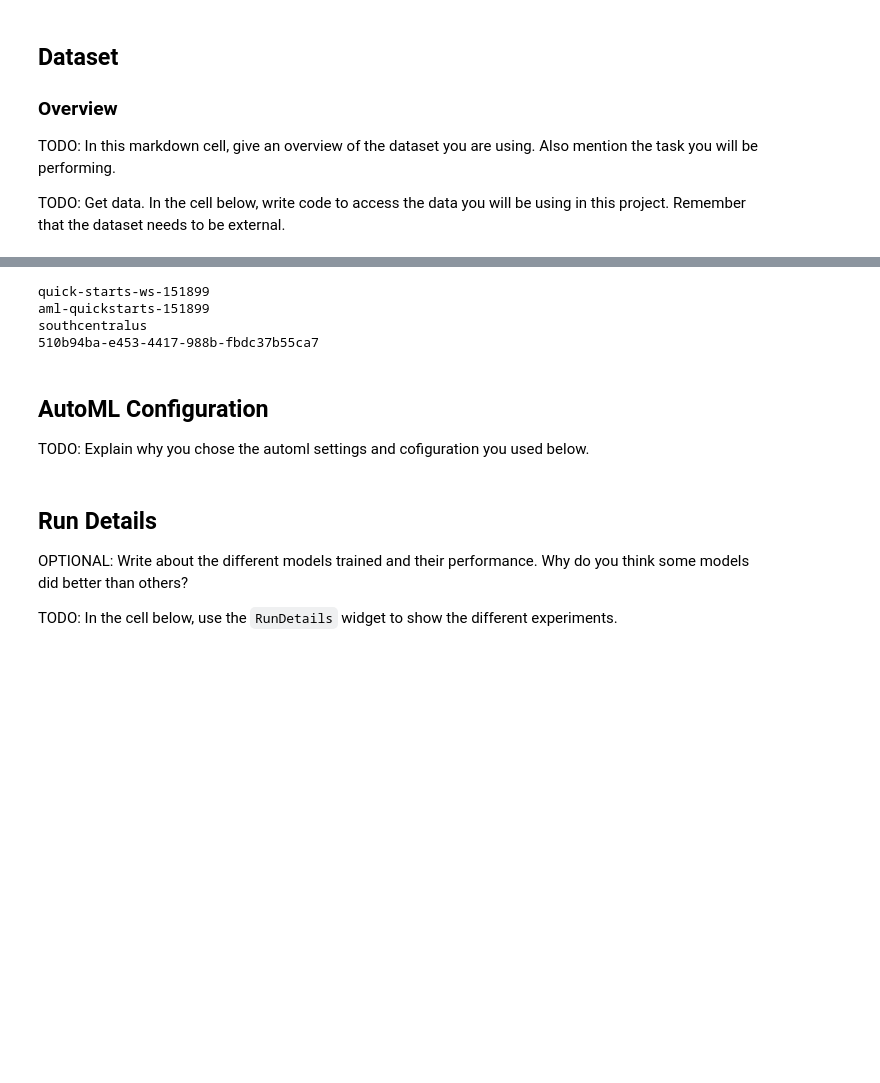
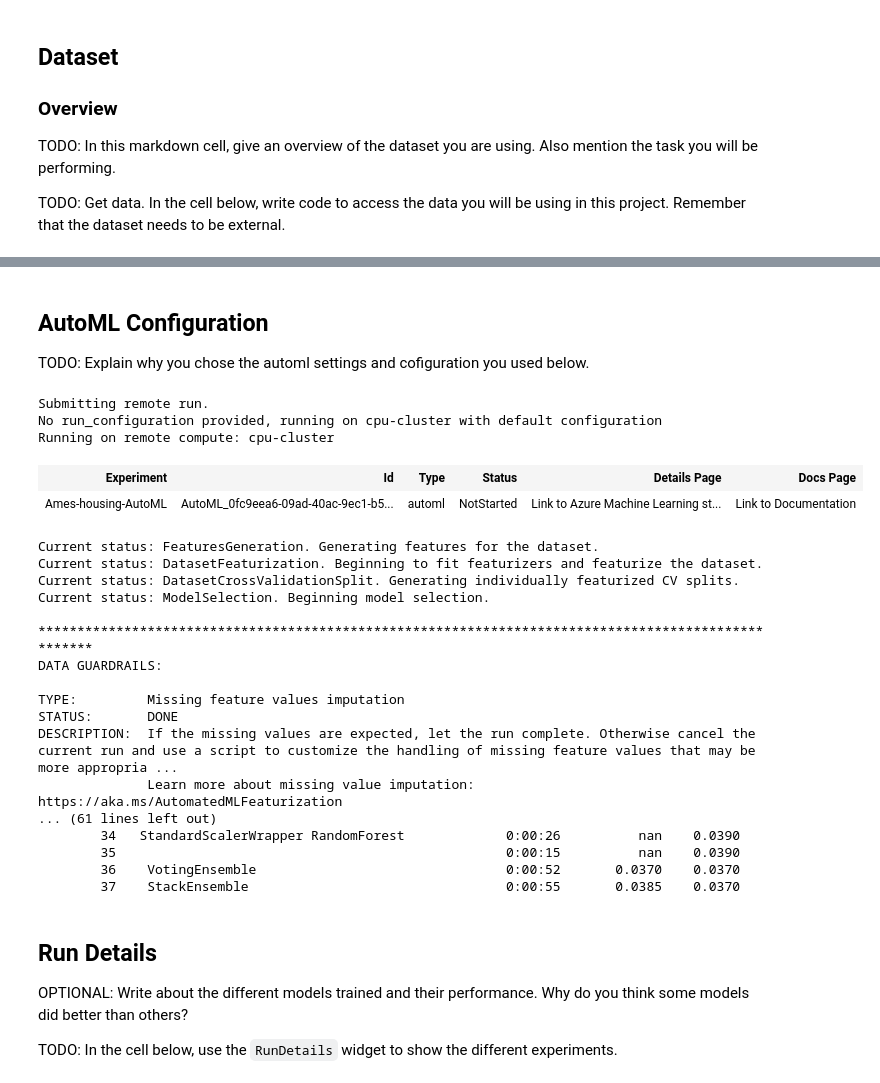
Before and after one commit to lustraka/Predict_Ames_House_Prices, a Jupyter notebook: automl.ipynb, the cells around one changed output, grey strips where cells are left out. Drawn from its saved outputs; the diff is of its cells as text; code cells hidden in the pictures; blank space fills up the shorter version.

```diff
--- a/automl.ipynb
+++ b/automl.ipynb
@@ -52,0 +52,3 @@ memory usage: 134.4+ MB
+# %%
+dataset = Dataset.get_by_name(ws, name='Ames-housing-dataset')
+print(dataset.to_pandas_dataframe().info())
@@ -53,15 +73,8 @@ memory usage: 134.4+ MB
 # %%
-ws = Workspace.from_config()
-print(ws.name, ws.resource_group, ws.location, ws.subscription_id, sep='\n')
 # Choose a name for experiment
-experiment_name = 'Predict-Sales-AutoML'
+experiment_name = 'Ames-housing-AutoML'
 
 experiment=Experiment(ws, experiment_name)
-# %% [output]
-quick-starts-ws-151899
-aml-quickstarts-151899
-southcentralus
-510b94ba-e453-4417-988b-fbdc37b55ca7
 # %% [markdown]
 ## AutoML Configuration
 
@@ -75,6 +82,49 @@ automl_config = AutoMLConfig()
+# %%
+from azureml.train.automl import AutoMLConfig
+
+# Set parameters for AutoMLConfig
+automl_settings = {
+    'experiment_timeout_minutes' : 120,
+    'n_cross_validations' : 3,
+    'enable_early_stopping' : True,
+    'iteration_timeout_minutes' : 5,
+    'max_concurrent_iterations' : 4,
+    'max_cores_per_iteration' : -1
+}
+
+automl_config = AutoMLConfig(
+    task='regression',
+    primary_metric='normalized_root_mean_squared_error',
+    compute_target=cpu_cluster,
+    training_data=dataset,
+    label_column_name='SalePrice',
+    **automl_settings)
 # %%
 # TODO: Submit your experiment
-remote_run = experiment.submit(automl_config)
+remote_run = experiment.submit(automl_config, show_output=True)
+# %% [output]
+Submitting remote run.
+No run_configuration provided, running on cpu-cluster with default configuration
+Running on remote compute: cpu-cluster
+| Experiment | Id | Type | Status | Details Page | Docs Page |
+| Ames-housing-AutoML | AutoML_0fc9eea6-09ad-40ac-9ec1-b5... | automl | NotStarted | Link to Azure Machine Learning st... | Link to Documentation |
+Current status: FeaturesGeneration. Generating features for the dataset.
+Current status: DatasetFeaturization. Beginning to fit featurizers and featurize the dataset.
+Current status: DatasetCrossValidationSplit. Generating individually featurized CV splits.
+Current status: ModelSelection. Beginning model selection.
+
+****************************************************************************************************
+DATA GUARDRAILS:
+
+TYPE:         Missing feature values imputation
+STATUS:       DONE
+DESCRIPTION:  If the missing values are expected, let the run complete. Otherwise cancel the current run and use a script to customize the handling of missing feature values that may be more appropria ...
+              Learn more about missing value imputation: https://aka.ms/AutomatedMLFeaturization
+... (61 lines left out)
+        34   StandardScalerWrapper RandomForest             0:00:26          nan    0.0390
+        35                                                  0:00:15          nan    0.0390
+        36    VotingEnsemble                                0:00:52       0.0370    0.0370
+        37    StackEnsemble                                 0:00:55       0.0385    0.0370
 # %% [markdown]
 ## Run Details
 
```
Also changed, not shown: parts of 18 cells of this notebook.
